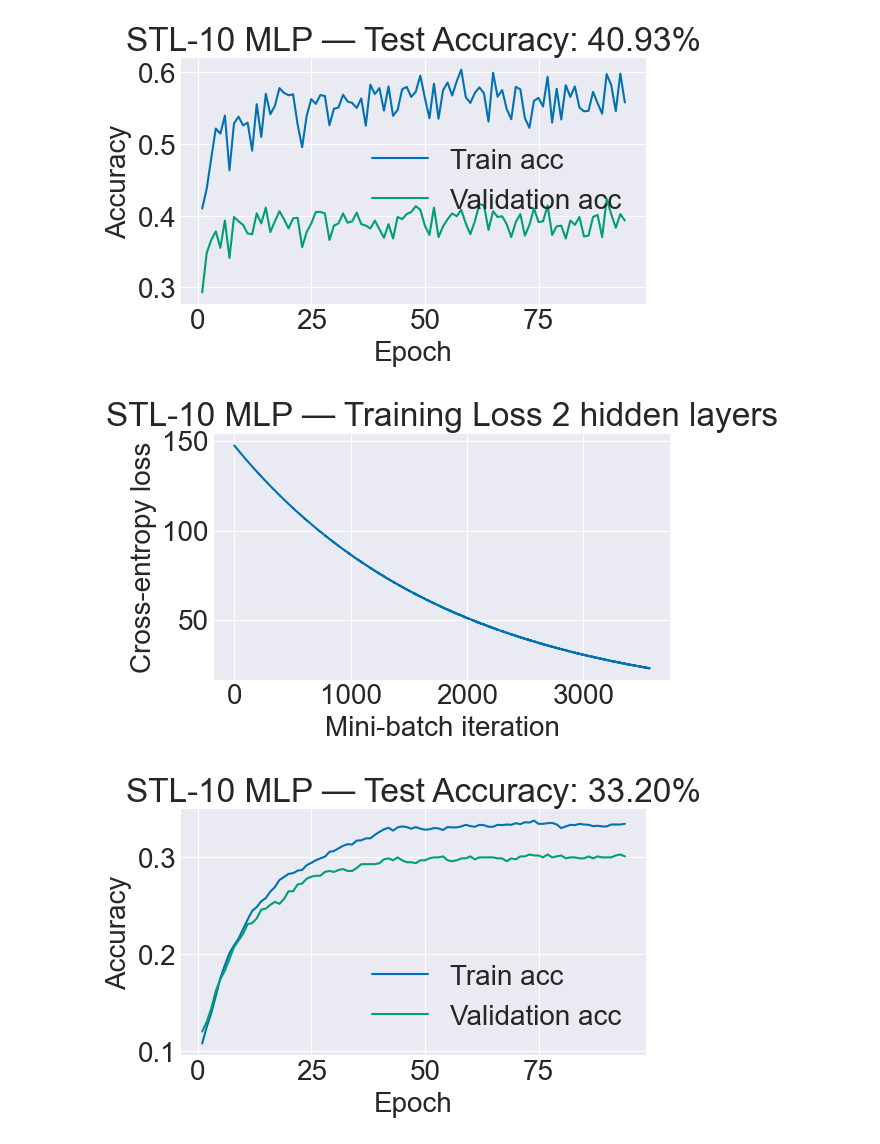
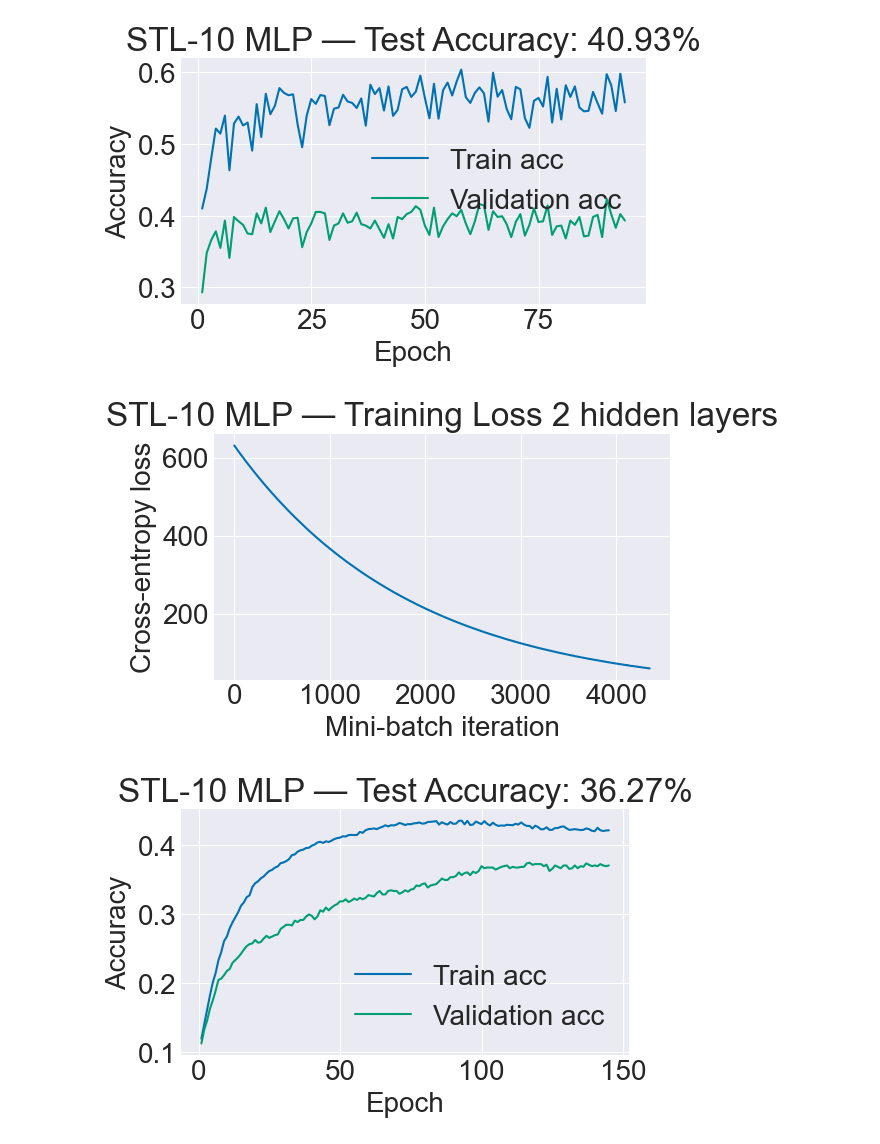
Before and after one commit to sampolz/Neural-Networks, a Jupyter notebook: Project 2/Extension.ipynb, the cells around one changed output. Saved outputs shown, nothing was run; the diff lists cells and outputs as text; code cells hidden in the pictures.

```diff
--- a/Project 2/Extension.ipynb
+++ b/Project 2/Extension.ipynb
@@ -88,39 +88,39 @@ plt.show()
 num_features = x_train.shape[1]
 num_classes = int(np.max(y_train)) + 1
 
-net2 = multiHiddenMLP(num_features, 101, 101, num_classes)
+net2 = multiHiddenMLP(num_features, 401, 401, num_classes)
 loss_hist, acc_train, acc_valid = net2.fit(
     x_train, y_train,
     x_val, y_val,
-    n_epochs=94,
+    n_epochs=145,
     lr=0.003,
-    mini_batch_sz=80,
+    mini_batch_sz=100,
     reg=0.09008908547493312,
     r_seed=0,
     verbose=0
 )
 y_pred = net2.predict(x_test)
 test_acc = np.mean(y_pred == y_test)
 
 plt.figure(figsize=(6,4))
 plt.plot(loss_hist)
 plt.xlabel("Mini-batch iteration")
 plt.ylabel("Cross-entropy loss")
 plt.title("STL-10 MLP — Training Loss 2 hidden layers")
 plt.tight_layout()
 plt.show()
 
 epochs = np.arange(1, len(acc_train)+1)
 
 plt.figure(figsize=(6,4))
 plt.plot(epochs, acc_train, label="Train acc")
 plt.plot(epochs, acc_valid, label="Validation acc")
 plt.xlabel("Epoch")
 plt.ylabel("Accuracy")
 plt.title(f"STL-10 MLP — Test Accuracy: {test_acc * 100:.2f}%")
 plt.legend()
 plt.tight_layout()
 plt.show()
 # %% [output]
-[figure, old version]
+[figure, new version]
-[figure, old version]
+[figure, new version]
```
